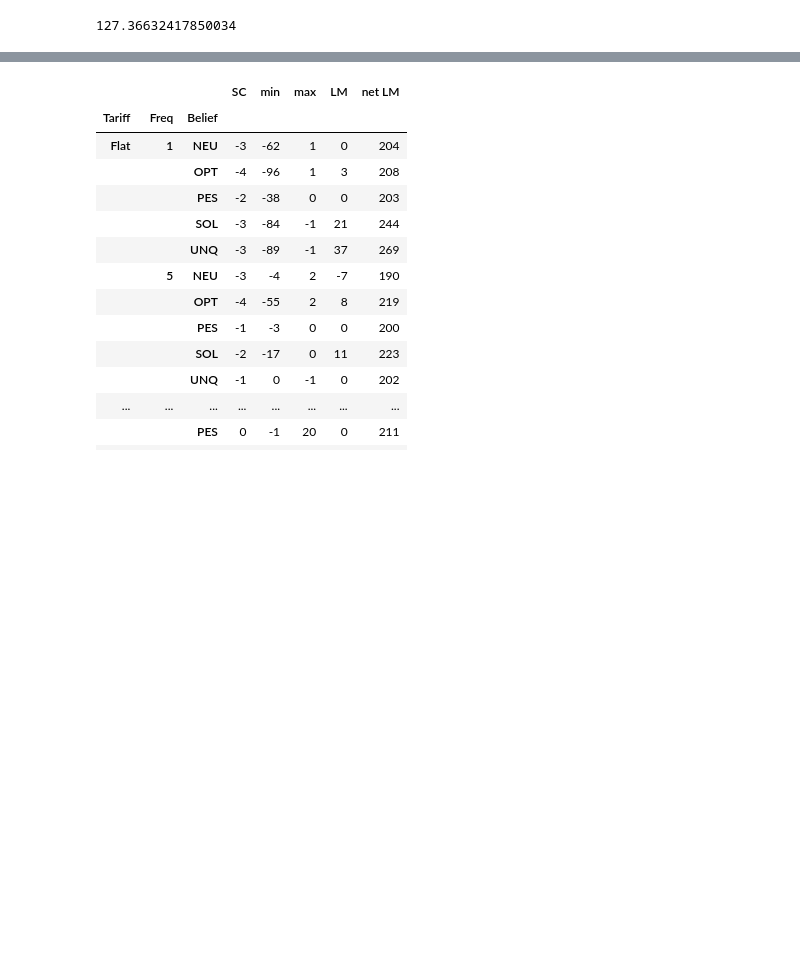
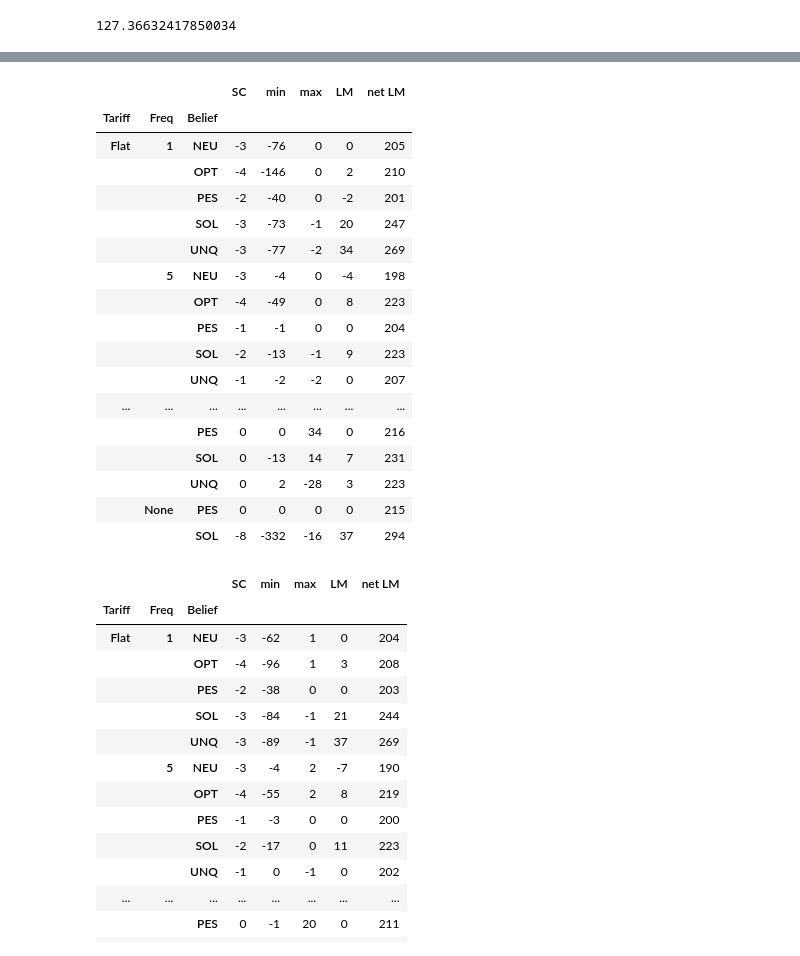
Before and after one commit to kiedanski/lemsim_code, a Jupyter notebook: [Current]Plots.ipynb, the cells around one changed output, grey strips where cells are left out. Drawn from its saved outputs; the diff is of its cells as text; code cells hidden in the pictures; blank space fills up the shorter version.

```diff
--- a/[Current]Plots.ipynb
+++ b/[Current]Plots.ipynb
@@ -197,6 +197,27 @@ summary = df_.groupby(['Tariff', 'Freq', 'Belief'])[METRICS].mean()
 summary[METRICS] = summary[METRICS].astype(int)
 summary.columns = ['SC', 'min', 'max', 'LM', 'net LM']
 #summar.astype(int)
+# %%
+summary
+# %% [output]
+|  |  |  | SC | min | max | LM | net LM |
+| Tariff | Freq | Belief |  |  |  |  |  |
+| Flat | 1 | NEU | -3 | -76 | 0 | 0 | 205 |
+|  |  | OPT | -4 | -146 | 0 | 2 | 210 |
+|  |  | PES | -2 | -40 | 0 | -2 | 201 |
+|  |  | SOL | -3 | -73 | -1 | 20 | 247 |
+|  |  | UNQ | -3 | -77 | -2 | 34 | 269 |
+|  | 5 | NEU | -3 | -4 | 0 | -4 | 198 |
+|  |  | OPT | -4 | -49 | 0 | 8 | 223 |
+|  |  | PES | -1 | -1 | 0 | 0 | 204 |
+|  |  | SOL | -2 | -13 | -1 | 9 | 223 |
+|  |  | UNQ | -1 | -2 | -2 | 0 | 207 |
+| ... | ... | ... | ... | ... | ... | ... | ... |
+|  |  | PES | 0 | 0 | 34 | 0 | 216 |
+|  |  | SOL | 0 | -13 | 14 | 7 | 231 |
+|  |  | UNQ | 0 | 2 | -28 | 3 | 223 |
+|  | None | PES | 0 | 0 | 0 | 0 | 215 |
+|  |  | SOL | -8 | -332 | -16 | 37 | 294 |
 # %%
 with open('img/table.tex', 'w') as fh:
     fh.write(summary.to_latex(escape=False))
```
Also changed, not shown: parts of 1 cell of this notebook, 2 other files.
